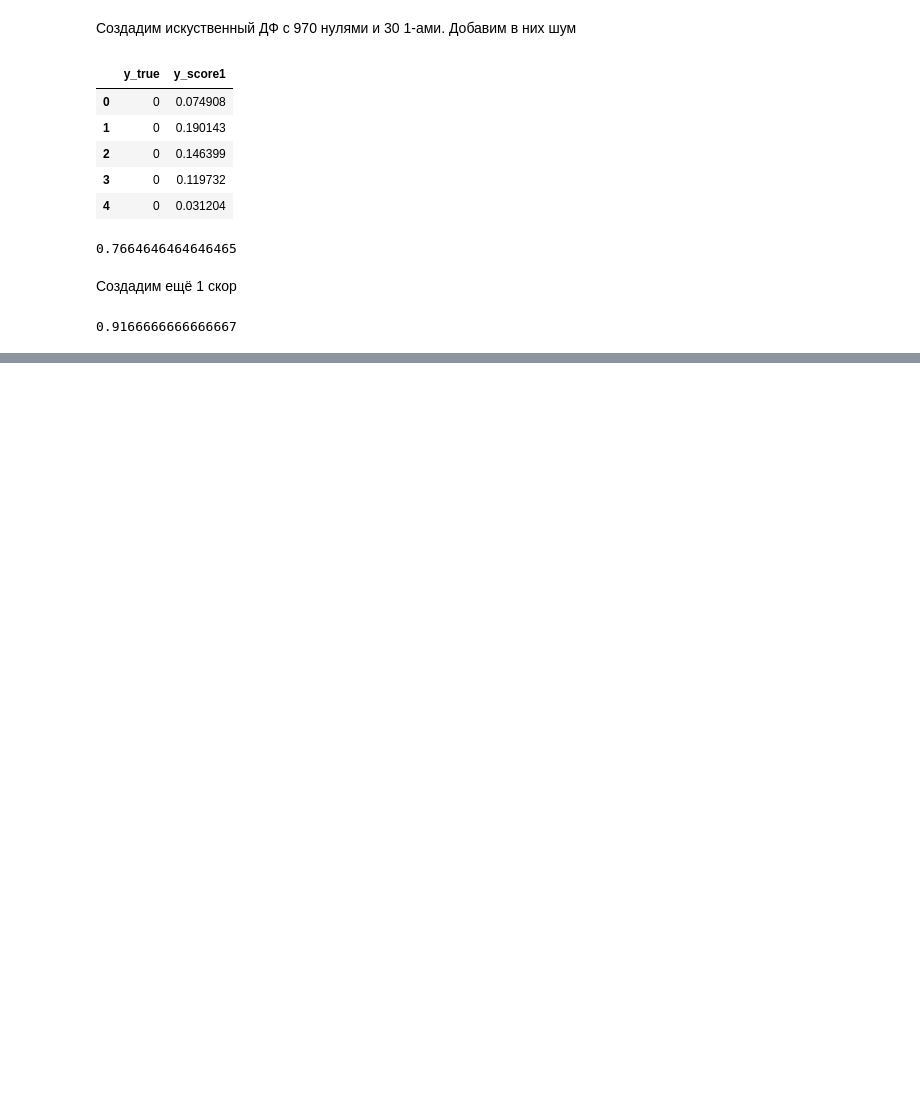
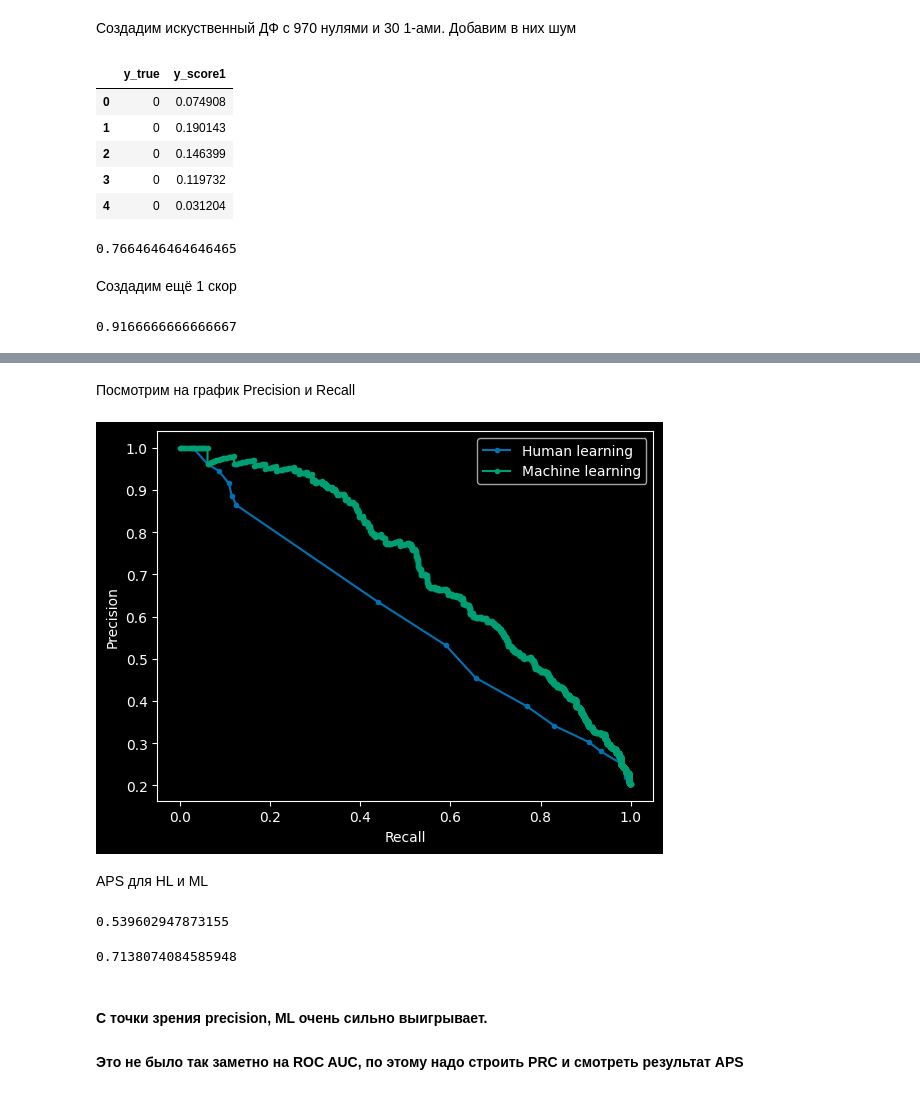
Before and after one commit to Zetis659/Data_Science_GM, a Jupyter notebook: 8.Classification_metrics/Classification_metrics.ipynb, the cells around one changed output, grey strips where cells are left out. Drawn from its saved outputs; the diff is of its cells as text; code cells hidden in the pictures; blank space fills up the shorter version.

```diff
--- a/8.Classification_metrics/Classification_metrics.ipynb
+++ b/8.Classification_metrics/Classification_metrics.ipynb
@@ -716,0 +789,31 @@ roc_auc_score(t.y_true, t.y_score2)
+# %% [markdown]
+Посмотрим на график Precision и Recall
+# %%
+# calculate model precision-recall curve
+precision1, recall1, _ = precision_recall_curve(test.Exited, test.score_prod_age)
+precision2, recall2, _ = precision_recall_curve(test.Exited, test.score_catboost)
+# plot the model precision-recall curve
+pyplot.plot(recall1, precision1, marker='.', label='Human learning')
+pyplot.plot(recall2, precision2, marker='.', label='Machine learning')
+# axis labels
+pyplot.xlabel('Recall')
+pyplot.ylabel('Precision')
+# show the legend
+pyplot.legend()
+# show the plot
+pyplot.show()
+# %% [output]
+[figure, added]
+# %% [markdown]
+APS для HL и ML
+# %%
+average_precision_score(test.Exited, test.score_prod_age)
+# %% [output]
+0.539602947873155
+# %%
+average_precision_score(test.Exited, test.score_catboost)
+# %% [output]
+0.7138074084585948
+# %% [markdown]
+#### С точки зрения precision, ML очень сильно выигрывает.
+#### Это не было так заметно на ROC AUC, по этому надо строить PRC и смотреть результат APS
```
Also changed, not shown: parts of 45 cells of this notebook, 6 other files.
